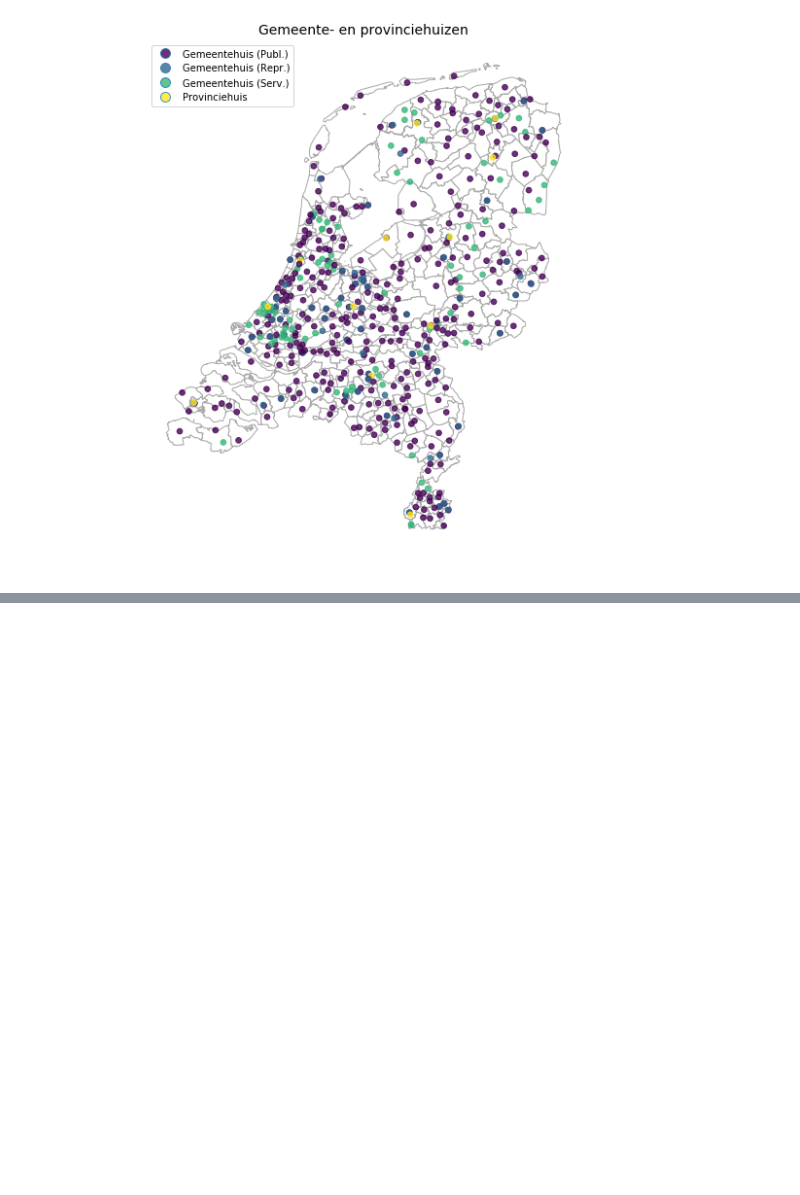
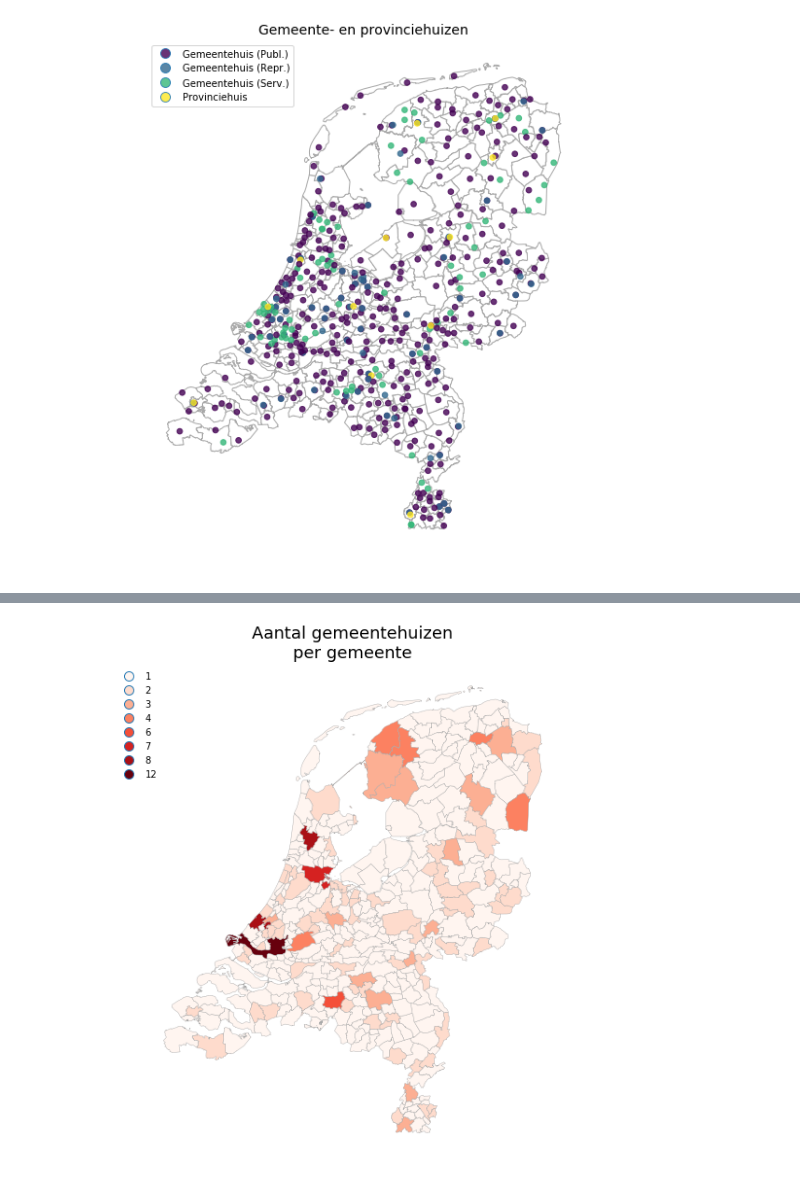
Before and after one commit to Brinkhuis/Tutorials, a Jupyter notebook: geopandas/notebook/geopandas.ipynb, the cells around one changed output, grey strips where cells are left out. Cells and saved outputs as stored; diff of their text form; code cells hidden in the pictures; blank space fills up the shorter version.

```diff
--- a/geopandas/notebook/geopandas.ipynb
+++ b/geopandas/notebook/geopandas.ipynb
@@ -193,0 +196,4 @@ plt.show()
+# %%
+gemeentehuizen = gemprovhuizen.loc[gemprovhuizen.loc_type.str.startswith('Gemeentehuis'),
+                                   ['postcode', 'huisnr', 'geometry']].copy()
+gemeentehuizen.head()
@@ -193,0 +207,4 @@ plt.show()
+# %%
+sjoined = gpd.sjoin(gemeentegrenzen[['gemeentena', 'geometry']], gemeentehuizen,
+                    how='left', op='intersects', lsuffix='left', rsuffix='right')
+sjoined.head(5)
@@ -193,0 +218,4 @@ plt.show()
+# %%
+grp_gemeente = sjoined[['gemeentena']].groupby(by='gemeentena').size()\
+    .rename('aantal').sort_values(ascending=False).to_frame()
+grp_gemeente.head()
@@ -193,0 +230,3 @@ plt.show()
+# %%
+gemeentegrenzen = pd.merge(gemeentegrenzen, grp_gemeente, how='left', on='gemeentena')
+gemeentegrenzen.head()
@@ -193,0 +240,12 @@ plt.show()
+# %%
+f, ax = plt.subplots(figsize=(8, 10), facecolor='white')
+gemeentegrenzen.plot(ax=ax, column='aantal', categorical=True, cmap='Reds', legend=True,
+                     edgecolor='darkgrey', linewidth=0.4)
+plt.title('Aantal gemeentehuizen\nper gemeente', fontsize=18)
+legend = ax.get_legend()
+legend.get_frame().set_alpha(0)
+legend.set_bbox_to_anchor((0.05, 0, 0, 1))
+plt.axis('off')
+plt.show()
+# %% [output]
+[figure, added]
```
Also changed, not shown: parts of 25 cells of this notebook, 2 other files.
